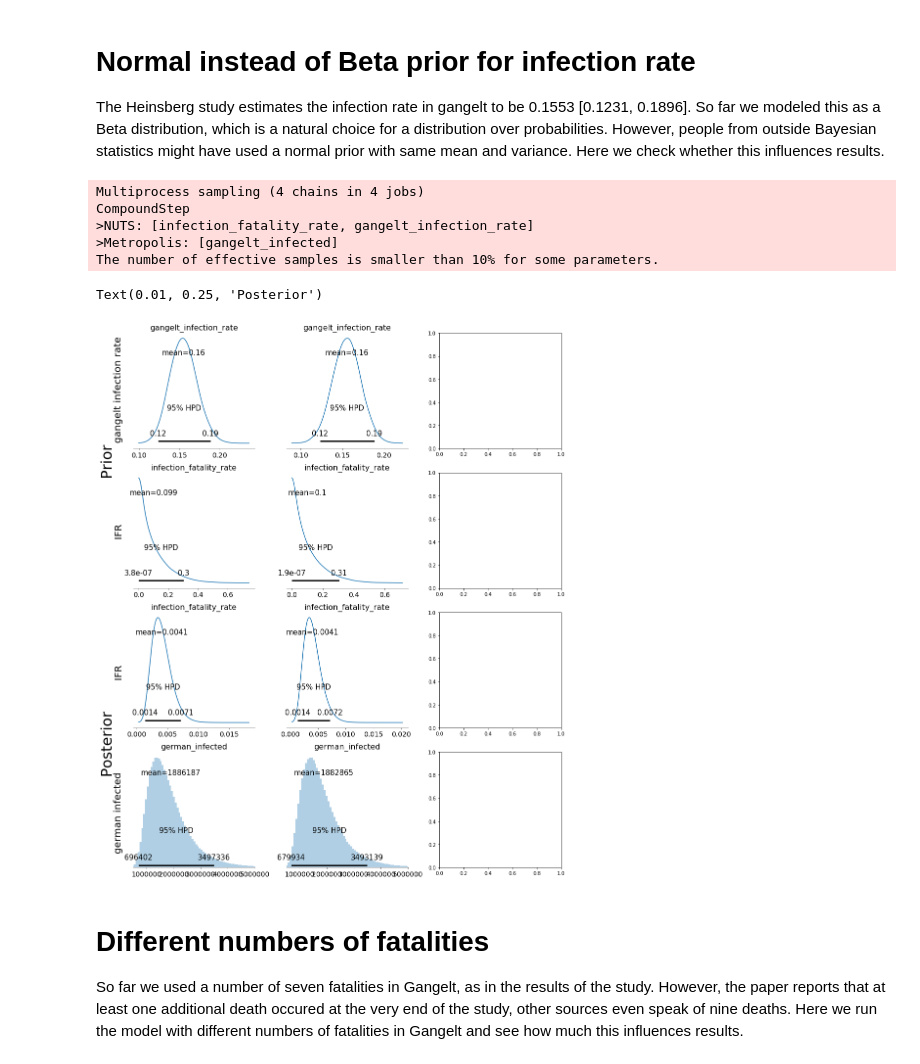
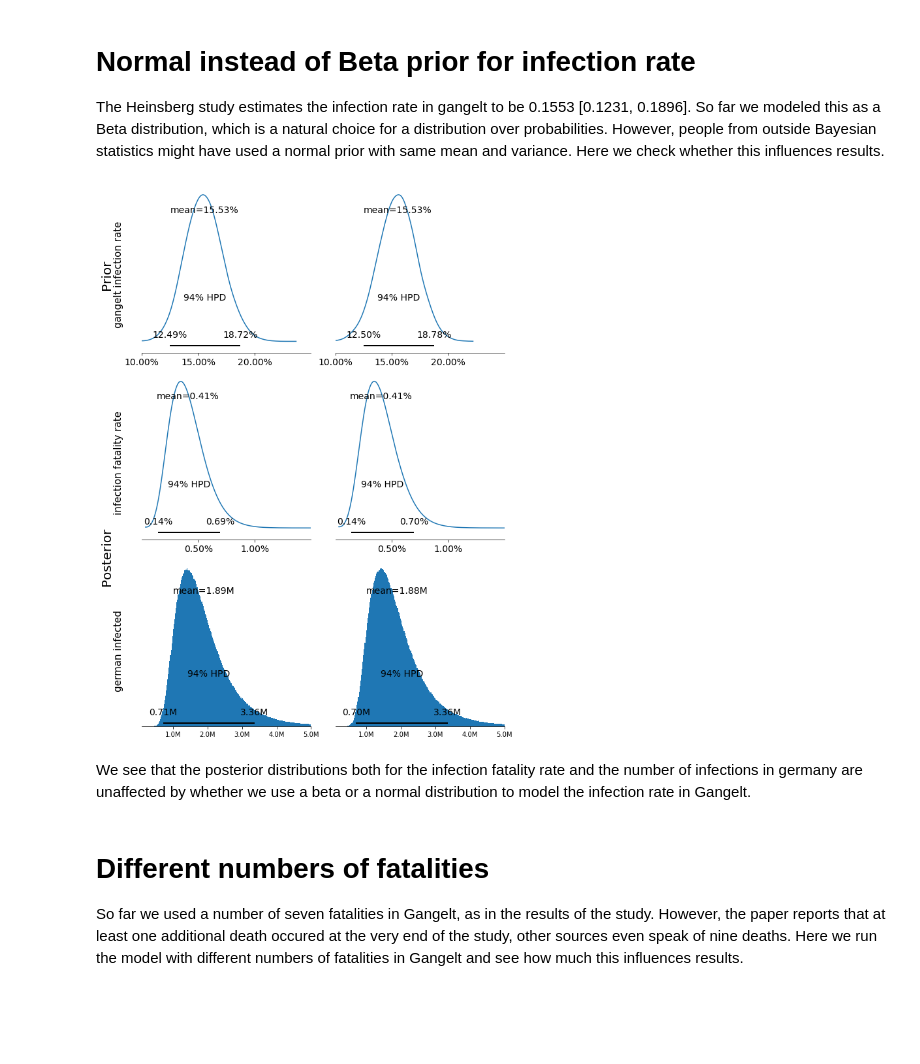
Before and after one commit to matthias-k/analysis-heinsberg-study, a Jupyter notebook: Heinsberg-Study-Model1-Germany-as-NegBinomial.ipynb, the cells around one changed output. Saved outputs shown, nothing was run; the diff lists cells and outputs as text; code cells hidden in the pictures; blank space fills up the shorter version.

```diff
--- a/Heinsberg-Study-Model1-Germany-as-NegBinomial.ipynb
+++ b/Heinsberg-Study-Model1-Germany-as-NegBinomial.ipynb
@@ -107,6 +251,6 @@ posterior = None
 # %%
 with model:
-    posterior = pm.sample(draws=1000000, trace=posterior)
+    posterior = pm.sample(draws=1000000)
 # %% [output]
 Multiprocess sampling (4 chains in 4 jobs)
 CompoundStep
@@ -309,63 +397,48 @@ with pm.Model() as model_3:
     infection_fatality_rate = pm.Beta(**beta_params(mean=0.1, var=0.1**2), name='infection_fatality_rate')
     gangelt_fatalities = pm.Binomial(n=gangelt_infected, p=infection_fatality_rate, name='gangelt_fatalities=7', observed=7)
 
-    prior_3 = pm.sample_prior_predictive(samples=50000)
+if os.path.isfile('model1_3.pydat'):
+    tmp = pickle.load(open('model1_3.pydat', 'rb'))
+    prior_3 = tmp['prior']
+    posterior_3 = tmp['posterior']
+    german_infected_3 = tmp['german_infected']
+else:
+    with model_3:
+        prior_3 = pm.sample_prior_predictive(samples=50000)
+        posterior_3 = pm.sample(draws=100000)
+        german_infected_3 = [dist.nbinom(n=6575, p=p).rvs() for p in (posterior_3['infection_fatality_rate'])]
 
-    posterior_3 = pm.sample(draws=1000000)
+        with open('model1_3.pydat', 'wb') as f:
+            pickle.dump({'prior': prior_3, 'posterior': posterior_3, 'german_infected': german_infected_3}, f)
-# %% [output]
-Multiprocess sampling (4 chains in 4 jobs)
-CompoundStep
->NUTS: [infection_fatality_rate, gangelt_infection_rate]
->Metropolis: [gangelt_infected]
-The number of effective samples is smaller than 10% for some parameters.
-# %%
-german_infected_3 = [dist.nbinom(n=6575, p=p).rvs() for p in tqdm(posterior_3['infection_fatality_rate'])]
 # %%
-rows = 4
+rows = 3
 cols = 2
 width = 4.5
 height = 4
 
 f, axs = plt.subplots(rows, cols, figsize=(cols*width, rows*height))
 
 models = [
     (prior, posterior, german_infected),
-    #(prior_1, posterior_1, german_infected_1),
-    #(prior_2, posterior_2, german_infected_2),
     (prior_3, posterior_3, german_infected_3),
 ]
 
 for model_index, (_prior, _posterior, _german_infected) in enumerate(models):
 
-    arviz.plot_posterior(_prior, var_names=[
-        'gangelt_infection_rate',
-        #'infection_fatality_rate',
-            ], credible_interval=0.95, ax=axs[0, model_index],
-        #textsize=0.01,
-    );
-
-    arviz.plot_posterior(_prior, var_names=[
-        #'gangelt_infection_rate',
-        'infection_fatality_rate',
-    ], credible_interval=0.95, ax=axs[1, model_index]);
-
-    arviz.plot_posterior(_posterior, var_names=[
-        'infection_fatality_rate',
-    ], credible_interval=0.95, ax=axs[2, model_index]);
-
-    arviz.plot_posterior({"german_infected": _german_infected}, bins=300, ax=axs[3, model_index], credible_interval=0.95);
-    axs[3, model_index].set_xlim(5e5, 5e6)
+    plot_infection_rate(_prior['gangelt_infection_rate'], ax=axs[0, model_index])
+    plot_infection_fatality_rate(_posterior['infection_fatality_rate'], ax=axs[1, model_index])
+    plot_german_infected(_german_infected, ax=axs[2, model_index])
 
 plt.tight_layout(rect=(0.05, 0, 1, 1))
-plt.gcf().text(0.04, 3.5/rows, 'gangelt infection rate', rotation=90, verticalalignment='center', fontsize=20)
-plt.gcf().text(0.04, 2.5/rows, 'IFR', rotation=90, verticalalignment='center', fontsize=20)
-plt.gcf().text(0.04, 1.5/rows, 'IFR', rotation=90, verticalalignment='center', fontsize=20)
-plt.gcf().text(0.04, 0.5/rows, 'german infected', rotation=90, verticalalignment='center', fontsize=20)
-plt.gcf().text(0.01, 3/rows, 'Prior', rotation=90, verticalalignment='center', fontsize=30)
-plt.gcf().text(0.01, 1/rows, 'Posterior', rotation=90, verticalalignment='center', fontsize=30)
+plt.gcf().text(0.04, 2.5/rows, 'gangelt infection rate', rotation=90, verticalalignment='center', fontsize=15)
+plt.gcf().text(0.04, 1.5/rows, 'infection fatality rate', rotation=90, verticalalignment='center', fontsize=15)
+plt.gcf().text(0.04, 0.5/rows, 'german infected', rotation=90, verticalalignment='center', fontsize=15)
+plt.gcf().text(0.01, 2.5/rows, 'Prior', rotation=90, verticalalignment='center', fontsize=20)
+plt.gcf().text(0.01, 1/rows, 'Posterior', rotation=90, verticalalignment='center', fontsize=20);
 # %% [output]
-Text(0.01, 0.25, 'Posterior')
-[figure, old version]
+[figure, new version]
+# %% [markdown]
+We see that the posterior distributions both for the infection fatality rate and the number of infections in germany are unaffected by whether we use a beta or a normal distribution to model the infection rate in Gangelt.
 # %% [markdown]
 # Different numbers of fatalities
 
```
Also changed, not shown: parts of 33 cells of this notebook.
